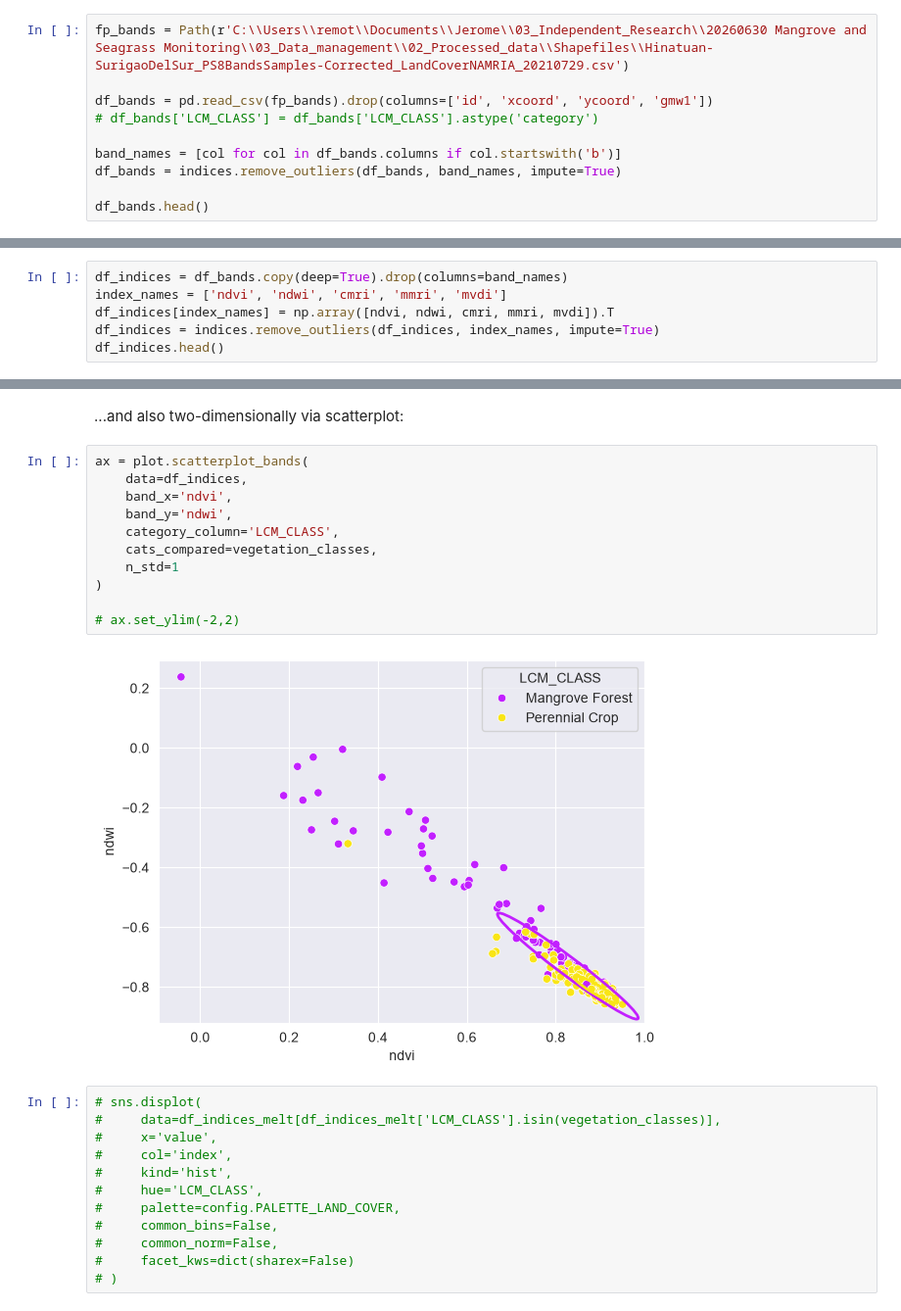
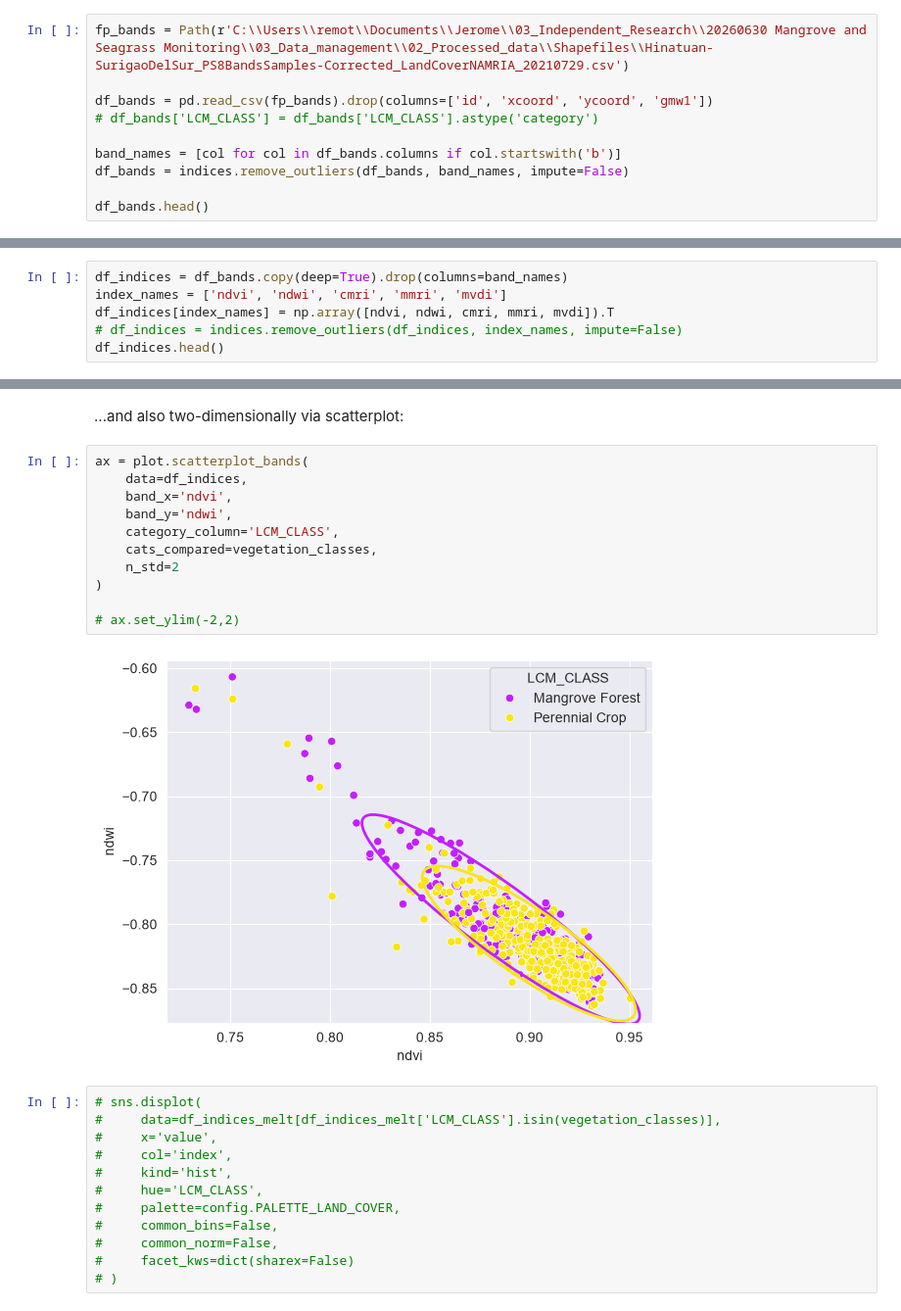
Before and after one commit to jeromemaiquez/gms-ir-mangrove-seagrass-surigao, a Jupyter notebook: main.ipynb, the cells around one changed output, grey strips where cells are left out. Shown at 98% size. Drawn from its saved outputs; the diff is of its cells as text.

```diff
--- a/main.ipynb
+++ b/main.ipynb
@@ -19,7 +19,7 @@ df_bands = pd.read_csv(fp_bands).drop(columns=['id', 'xcoord', 'ycoord', 'gmw1']
 # df_bands['LCM_CLASS'] = df_bands['LCM_CLASS'].astype('category')
 
 band_names = [col for col in df_bands.columns if col.startswith('b')]
-df_bands = indices.remove_outliers(df_bands, band_names, impute=True)
+df_bands = indices.remove_outliers(df_bands, band_names, impute=False)
 
 df_bands.head()
 # %% [output]
@@ -184,6 +190,6 @@ Let's compile everything into one DataFrame.
 df_indices = df_bands.copy(deep=True).drop(columns=band_names)
 index_names = ['ndvi', 'ndwi', 'cmri', 'mmri', 'mvdi']
 df_indices[index_names] = np.array([ndvi, ndwi, cmri, mmri, mvdi]).T
-df_indices = indices.remove_outliers(df_indices, index_names, impute=True)
+# df_indices = indices.remove_outliers(df_indices, index_names, impute=False)
 df_indices.head()
 # %% [output]
@@ -228,16 +233,16 @@ plot.boxplot_bands(
 # %%
 ax = plot.scatterplot_bands(
     data=df_indices,
     band_x='ndvi',
     band_y='ndwi',
     category_column='LCM_CLASS',
     cats_compared=vegetation_classes,
-    n_std=1
+    n_std=2
 )
 
 # ax.set_ylim(-2,2)
 # %% [output]
-[figure, old version]
+[figure, new version]
 # %%
 # sns.displot(
 #     data=df_indices_melt[df_indices_melt['LCM_CLASS'].isin(vegetation_classes)],
```
Also changed, not shown: parts of 29 cells of this notebook, 2 other files.
